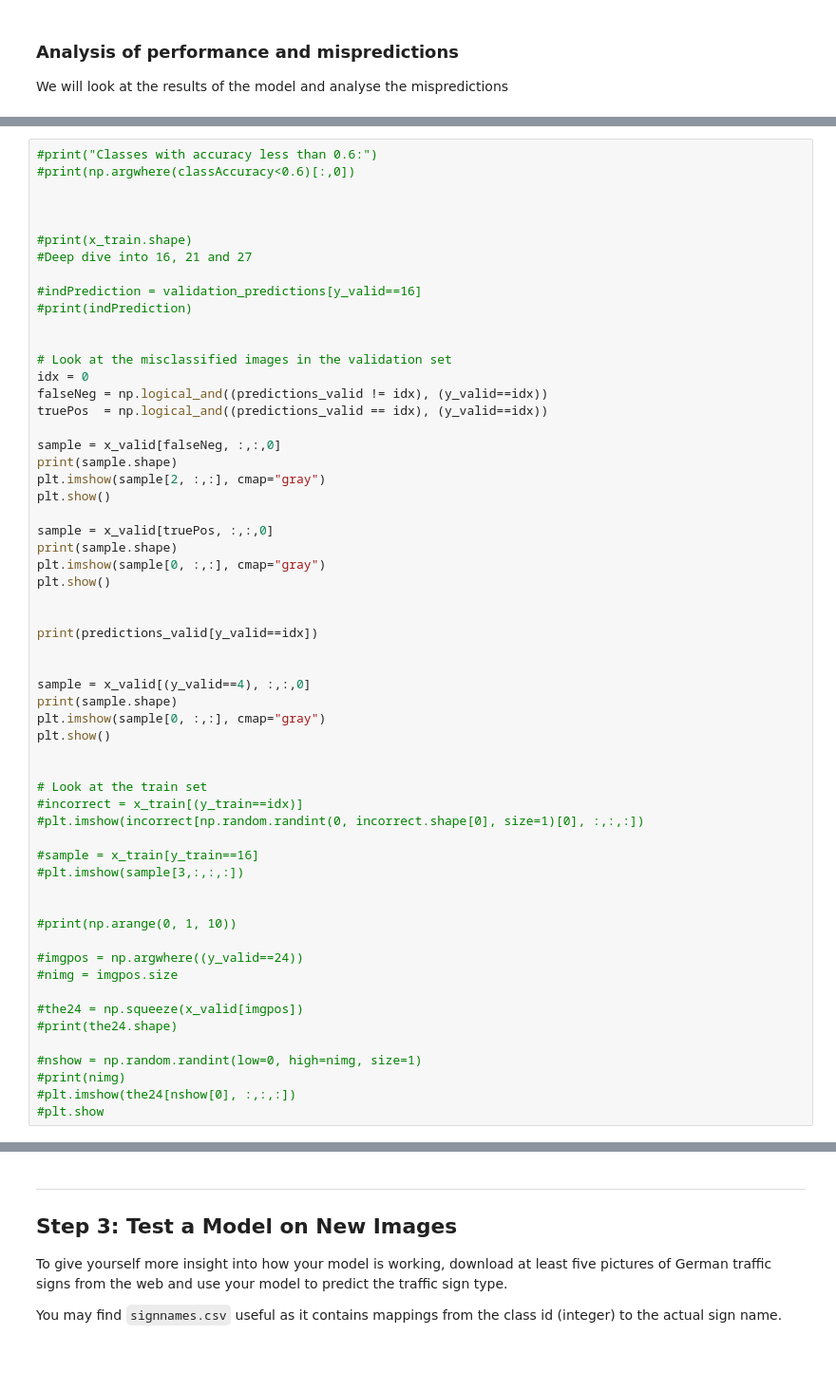
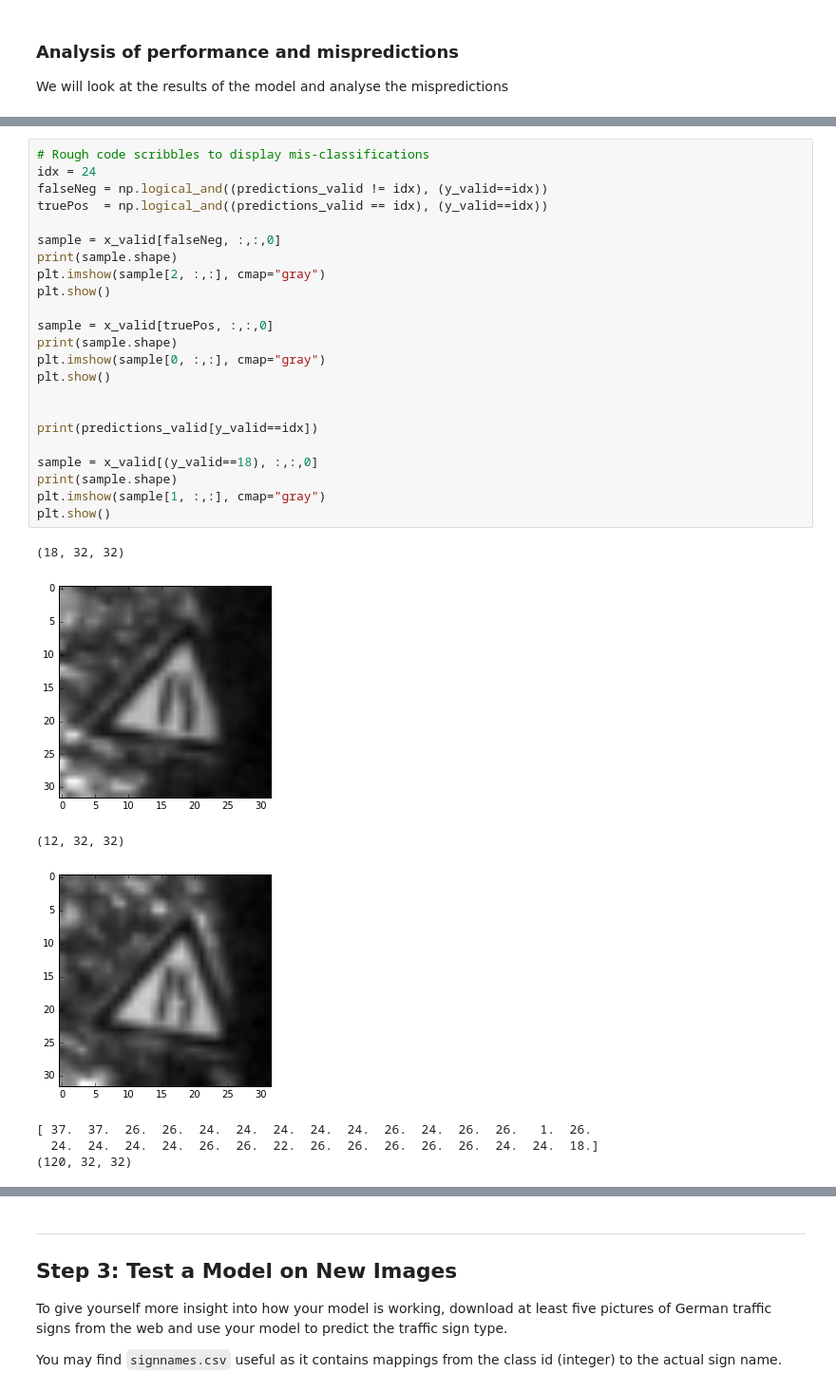
Before and after one commit to precyon/Traffic-Sign-Classifier, a Jupyter notebook: Traffic_Sign_Classifier.ipynb, the cells around one changed output, grey strips where cells are left out. Shown at 95% size. Drawn from its saved outputs; the diff is of its cells as text; blank space fills up the shorter version.

```diff
--- a/Traffic_Sign_Classifier.ipynb
+++ b/Traffic_Sign_Classifier.ipynb
@@ -749,58 +747,31 @@ Classes with lowest F-score: []
 # %%
-#print("Classes with accuracy less than 0.6:")
-#print(np.argwhere(classAccuracy<0.6)[:,0])
-
-
-
-#print(x_train.shape)
-#Deep dive into 16, 21 and 27
-
-#indPrediction = validation_predictions[y_valid==16]
-#print(indPrediction)
-
-
-# Look at the misclassified images in the validation set
-idx = 0
+# Rough code scribbles to display mis-classifications
+idx = 24
 falseNeg = np.logical_and((predictions_valid != idx), (y_valid==idx))
 truePos  = np.logical_and((predictions_valid == idx), (y_valid==idx))
 
 sample = x_valid[falseNeg, :,:,0]
 print(sample.shape)
 plt.imshow(sample[2, :,:], cmap="gray")
 plt.show()
 
 sample = x_valid[truePos, :,:,0]
 print(sample.shape)
 plt.imshow(sample[0, :,:], cmap="gray")
 plt.show()
 
 
 print(predictions_valid[y_valid==idx])
 
-
-sample = x_valid[(y_valid==4), :,:,0]
+sample = x_valid[(y_valid==18), :,:,0]
 print(sample.shape)
-plt.imshow(sample[0, :,:], cmap="gray")
+plt.imshow(sample[1, :,:], cmap="gray")
 plt.show()
-
-
-# Look at the train set
-#incorrect = x_train[(y_train==idx)]
-#plt.imshow(incorrect[np.random.randint(0, incorrect.shape[0], size=1)[0], :,:,:])
-
-#sample = x_train[y_train==16]
-#plt.imshow(sample[3,:,:,:])
-
-
-#print(np.arange(0, 1, 10))
-
-#imgpos = np.argwhere((y_valid==24))
-#nimg = imgpos.size
-
-#the24 = np.squeeze(x_valid[imgpos])
-#print(the24.shape)
-
-#nshow = np.random.randint(low=0, high=nimg, size=1)
-#print(nimg)
-#plt.imshow(the24[nshow[0], :,:,:])
-#plt.show
+# %% [output]
+(18, 32, 32)
+[figure, added]
+(12, 32, 32)
+[figure, added]
+[ 37.  37.  26.  26.  24.  24.  24.  24.  24.  26.  24.  26.  26.   1.  26.
+  24.  24.  24.  24.  26.  26.  22.  26.  26.  26.  26.  26.  24.  24.  18.]
+(120, 32, 32)
```
Also changed, not shown: parts of 22 cells of this notebook, 10 other files.
